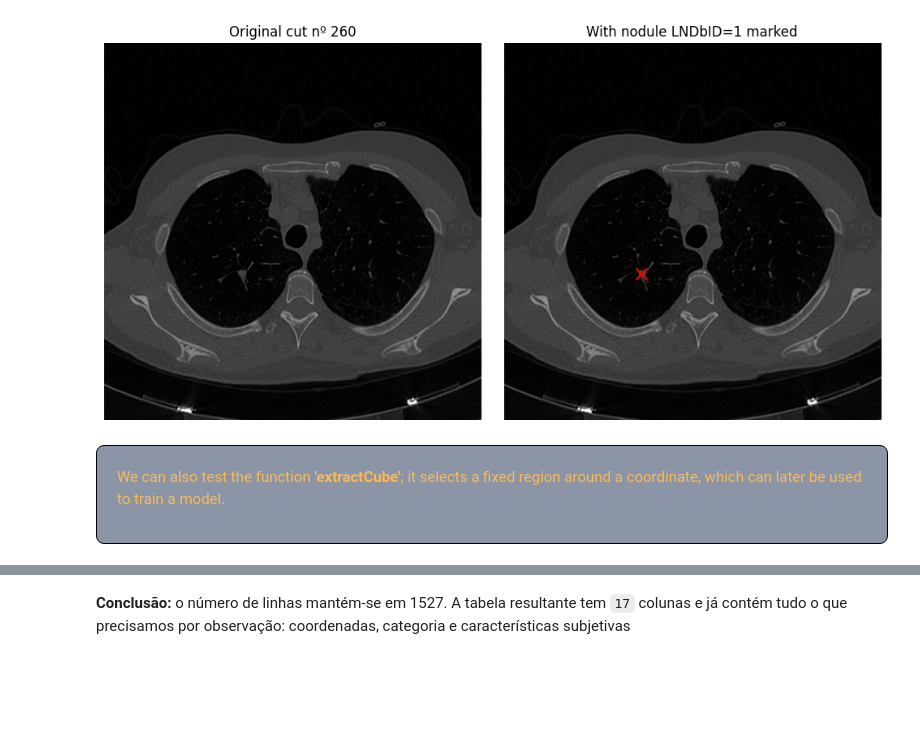
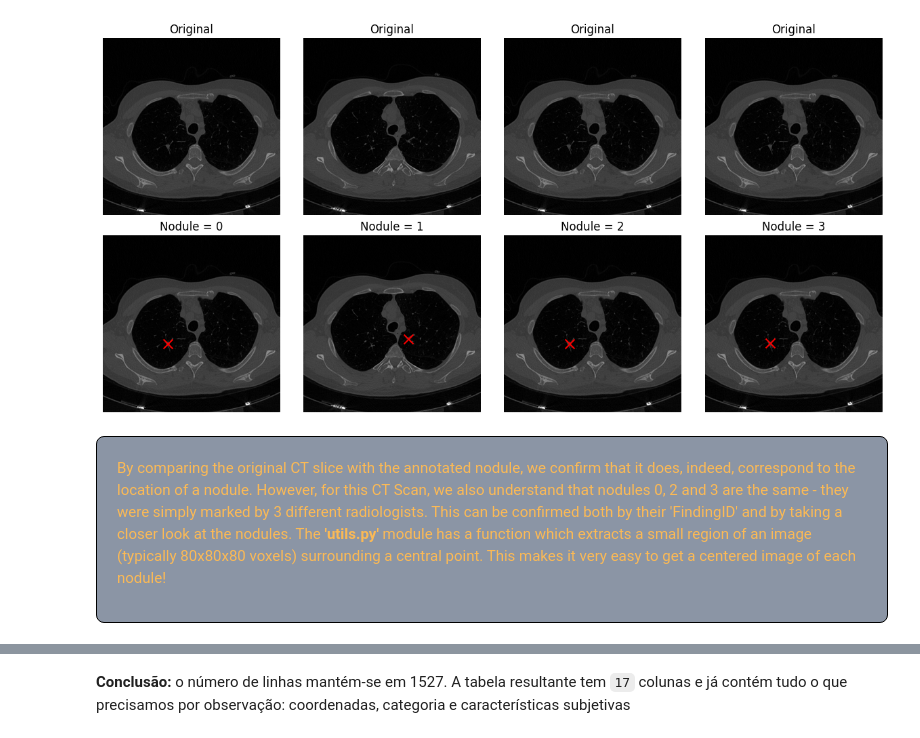
Before and after one commit to andredpinto/MASS_detect, a Jupyter notebook: notebooks/explorar_lndb.ipynb, the cells around one changed output, grey strips where cells are left out. Saved outputs shown, nothing was run; the diff lists cells and outputs as text; code cells hidden in the pictures; blank space fills up the shorter version.

Commit message:
Updated explorar_lndb with some new information - starting the data processing phase

```diff
--- a/notebooks/explorar_lndb.ipynb
+++ b/notebooks/explorar_lndb.ipynb
@@ -36,7 +42 @@
 </div>
-# %%
-import os, sys
-sys.path.append(os.path.abspath('..'))
-from src.LNDb_utils import utils
-scan, spacing, origin, transfmat = utils.readMhd(r"../data/LNDb/ct_scans/LNDb-0001.mhd")
-print(scan.shape, spacing, origin)
@@ -148,27 +103,20 @@ print(xyz_img)
 # %%
-import matplotlib.pyplot as plt
-fig, axes = plt.subplots(1, 2, figsize=(10, 5))
-
-z_slice = int(xyz_img[2])  # o terceiro valor, correspondente ao corte
-y_row = int(xyz_img[1])
-x_col = int(xyz_img[0])
-
-axes[0].imshow(scan[z_slice], cmap='gray')
-axes[0].set_title(f"Original cut nº {z_slice}")
-axes[0].axis("off")  # Hides x and y tick marks
-axes[1].imshow(scan[z_slice], cmap='gray')
-axes[1].set_title("With nodule LNDbID=1 marked")
-axes[1].scatter(x_col, y_row, c='red', marker='x', s=100)  # marca a posição do nódulo
-axes[1].axis("off")
-
-# Adjust spacing and display
+fig, axes = plt.subplots(2, 4, figsize=(12, 6))
+for i in range(len(nods_scan)):
+    axes[0][i].imshow(scan[int(nods_scan['z_img'].iloc[i])], cmap='gray')
+    axes[0][i].set_title(f"Original")
+    axes[0][i].axis("off")  # Hides x and y tick marks
+    axes[1][i].imshow(scan[int(nods_scan['z_img'].iloc[i])], cmap='gray')
+    axes[1][i].set_title(f"Nodule = {i}")
+    axes[1][i].scatter(nods_scan['x_img'].iloc[i], nods_scan['y_img'].iloc[i], c='red', marker='x', s=100)  # marca a posição do nódulo
+    axes[1][i].axis("off")
 plt.tight_layout()
 plt.show()
 # %% [output]
-[figure, old version]
+[figure, new version]
 # %% [markdown]
 <div style="font-family: Arial, sans-serif; line-height: 1.6; color: #fab956; max-width: 1200px; margin: 0 auto; padding: 20px; border: 1px solid #000000; border-radius: 8px; background-color: #00183a74;">
   <p>
-    We can also test the function <strong>'extractCube'</strong>; it selects a fixed region around a coordinate, which can later be used to train a model.
+    By comparing the original CT slice with the annotated nodule, we confirm that it does, indeed, correspond to the location of a nodule. However, for this CT Scan, we also understand that nodules 0, 2 and 3 are the same - they were simply marked by 3 different radiologists. This can be confirmed both by their 'FindingID' and by taking a closer look at the nodules. The <strong>'utils.py'</strong> module has a function which extracts a small region of an image (typically 80x80x80 voxels) surrounding a central point. This makes it very easy to get a centered image of each nodule!
   </p>
 </div>
```
Also changed, not shown: parts of 19 cells of this notebook.
